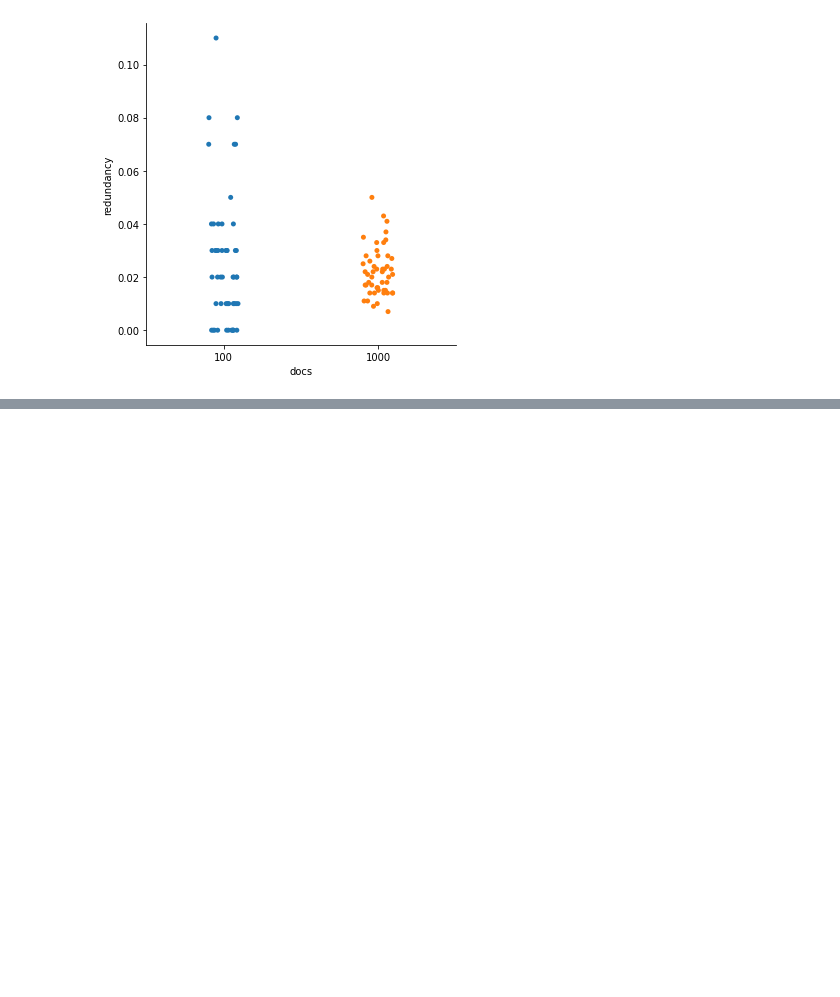
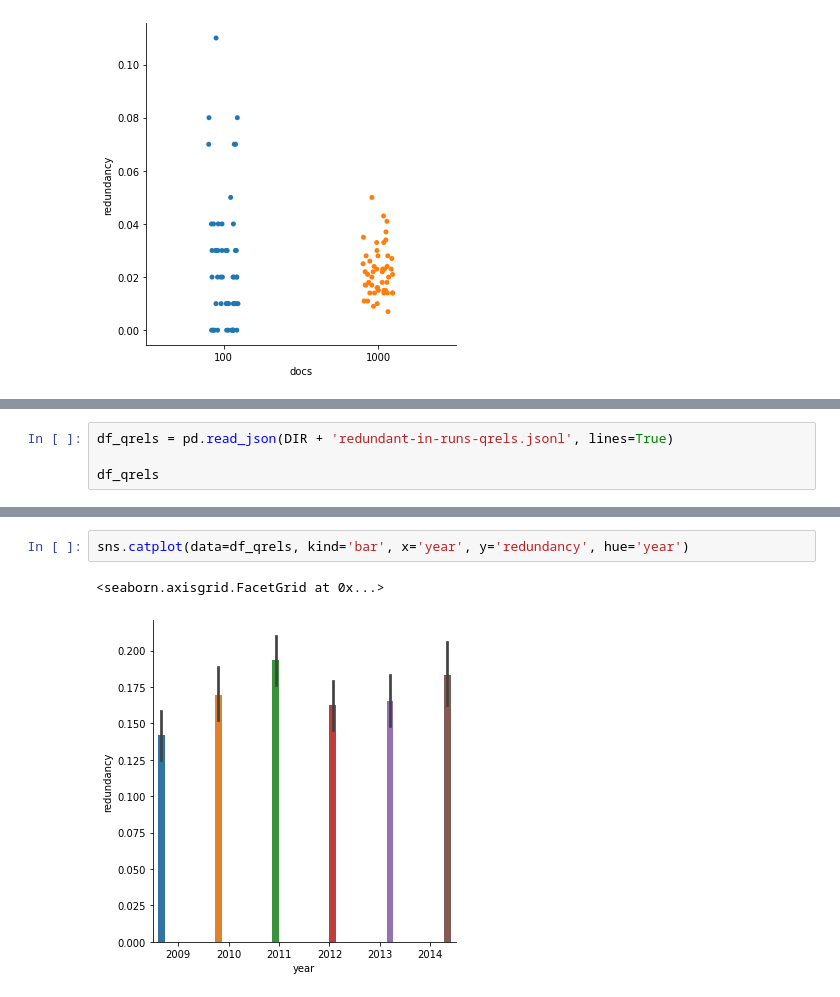
Before and after one commit to chatnoir-eu/chatnoir-copycat, a Jupyter notebook: src/main/jupyter/copycat-on-argsme.ipynb, the cells around one changed output, grey strips where cells are left out. Drawn from its saved outputs; the diff is of its cells as text; blank space fills up the shorter version.

```diff
--- a/src/main/jupyter/copycat-on-argsme.ipynb
+++ b/src/main/jupyter/copycat-on-argsme.ipynb
@@ -97,0 +240,4 @@ sns.catplot(data=df, x='docs', y='redundancy', hue='docs')
+# %%
+df_qrels = pd.read_json(DIR + 'redundant-in-runs-qrels.jsonl', lines=True)
+
+df_qrels
@@ -97,0 +294,5 @@ sns.catplot(data=df, x='docs', y='redundancy', hue='docs')
+# %%
+sns.catplot(data=df_qrels, kind='bar', x='year', y='redundancy', hue='year')
+# %% [output]
+<seaborn.axisgrid.FacetGrid at 0x...>
+[figure, added]
```
Also changed, not shown: parts of 29 cells of this notebook.
